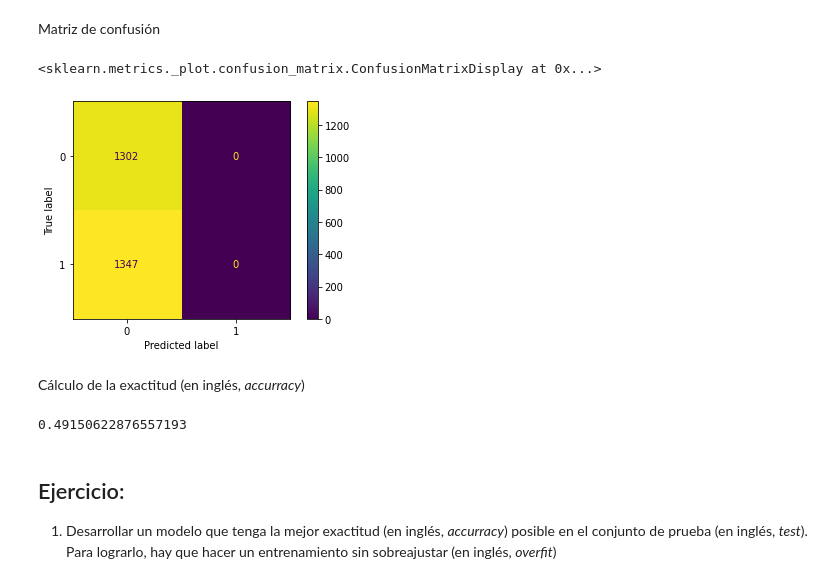
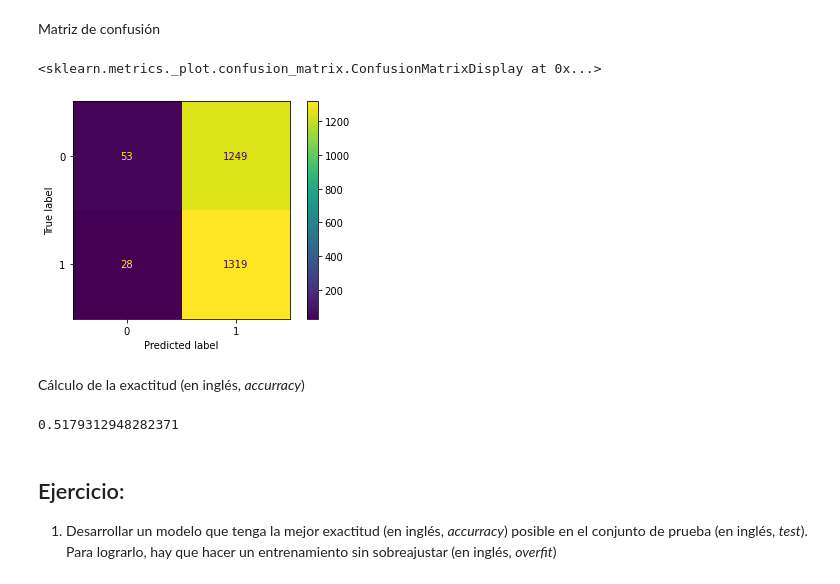
Before and after one commit to dfbarrero/elap2022, a Jupyter notebook: codigos/Reto_Final_Imagenes/Reto_de_Imagenes_Fin_de_Curso.ipynb, the cells around one changed output. Cells and saved outputs as stored; diff of their text form; code cells hidden in the pictures.

```diff
--- a/codigos/Reto_Final_Imagenes/Reto_de_Imagenes_Fin_de_Curso.ipynb
+++ b/codigos/Reto_Final_Imagenes/Reto_de_Imagenes_Fin_de_Curso.ipynb
@@ -152,19 +152,19 @@ Matriz de confusión
 # %%
 from sklearn.metrics import confusion_matrix, ConfusionMatrixDisplay
 test_predictions = model.predict(test_features)
-cm = confusion_matrix(test_labels, test_predictions.argmax(axis=1))
+cm = confusion_matrix(test_labels, test_predictions > 0.5)
 disp = ConfusionMatrixDisplay(confusion_matrix=cm)
 disp.plot()
 # %% [output]
 <sklearn.metrics._plot.confusion_matrix.ConfusionMatrixDisplay at 0x...>
-[figure, old version]
+[figure, new version]
 # %% [markdown]
 Cálculo de la exactitud (en inglés, *accurracy*)
 # %%
 from sklearn.metrics import accuracy_score
-print(accuracy_score(test_labels, test_predictions.argmax(axis=1)))
+print(accuracy_score(test_labels, test_predictions > 0.5))
 # %% [output]
-0.49150622876557193
+0.5179312948282371
 # %% [markdown]
 Ejercicio:
 ----------
```
Also changed, not shown: parts of 3 cells of this notebook.
